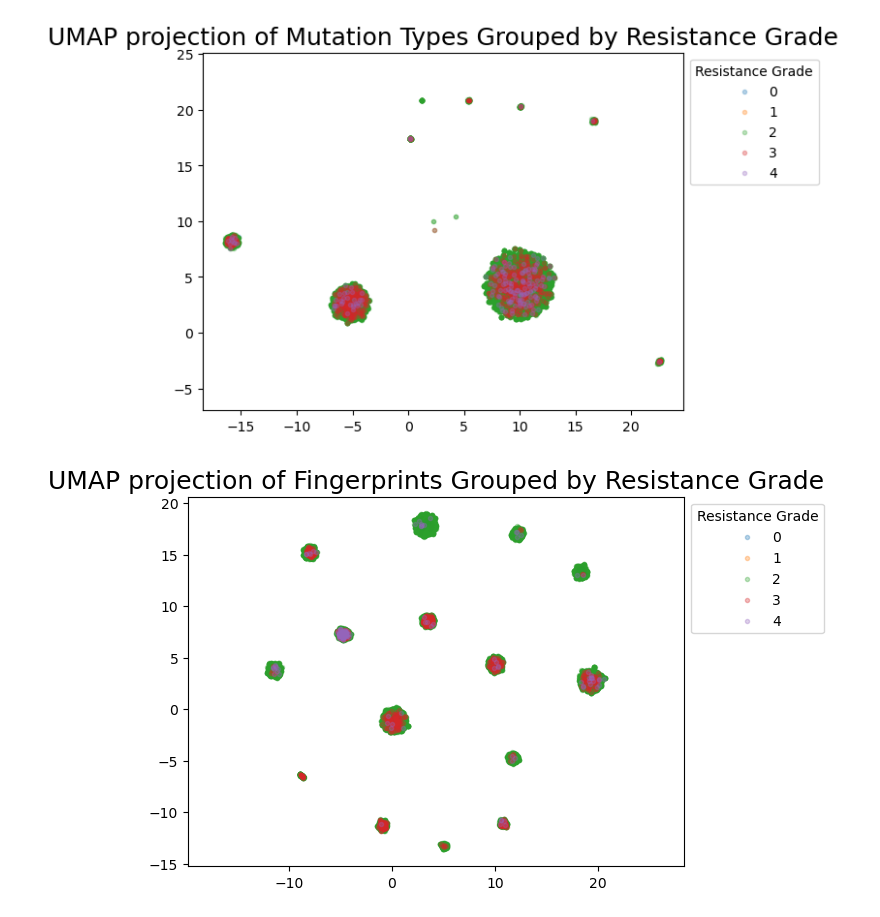
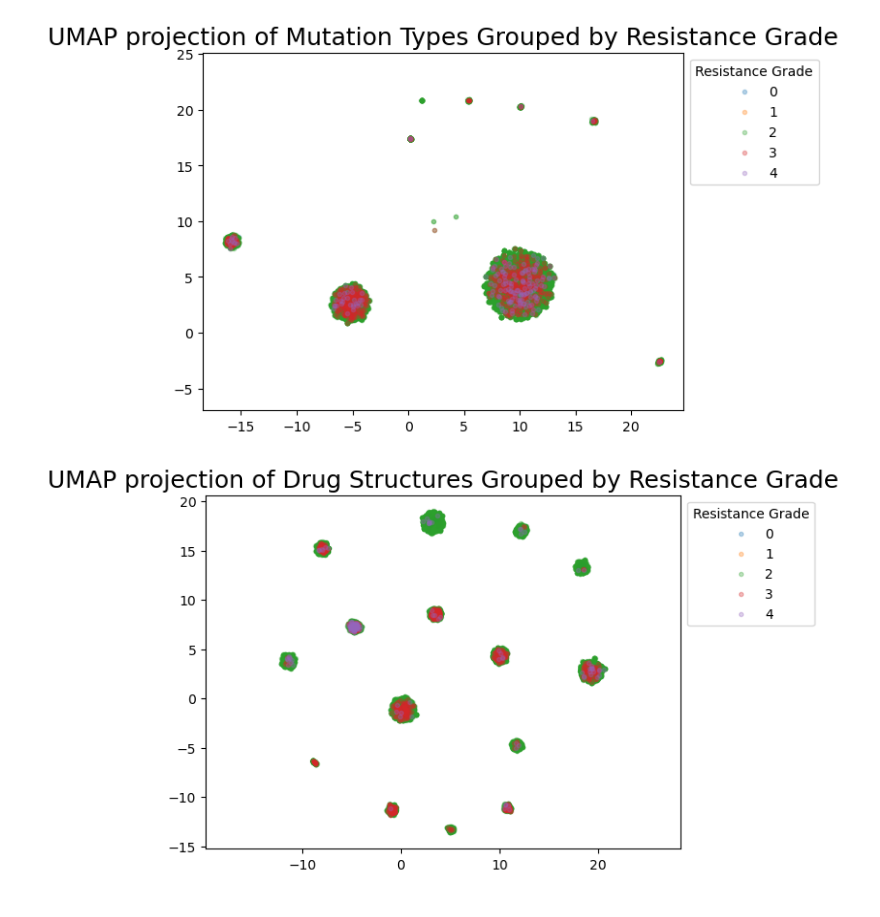
Before and after one commit to ibonomi-MSSE/277B-Final-Project, a Jupyter notebook: supplemental_EDA.ipynb, the cells around one changed output. Drawn from its saved outputs; the diff is of its cells as text; code cells hidden in the pictures.

```diff
--- a/supplemental_EDA.ipynb
+++ b/supplemental_EDA.ipynb
@@ -635,14 +650,14 @@ Use umap.utils.disconnected_vertices() to identify them.
 # %%
 X_fp_only = X.filter(regex='^fp_')
 newXY_fp = umap.UMAP(metric='jaccard', random_state=42, init='random').fit_transform(X_fp_only)
 
 for i in range(np.max(Y)+1):
     idx = (Y == i)
     plt.scatter(newXY_fp[idx, 0], newXY_fp[idx, 1], marker = '.', alpha = 0.3, label = str(i))
 
 plt.gca().set_aspect('equal', 'datalim')
-plt.title('UMAP projection of Fingerprints Grouped by Resistance Grade', fontsize = 18)
+plt.title('UMAP projection of Drug Structures Grouped by Resistance Grade', fontsize = 18)
 plt.legend(title="Resistance Grade", bbox_to_anchor=(1, 1), loc='upper left')
 plt.show()
 # %% [output]
-[figure, old version]
+[figure, new version]
```
Also changed, not shown: parts of 6 cells of this notebook, 2 other files.
